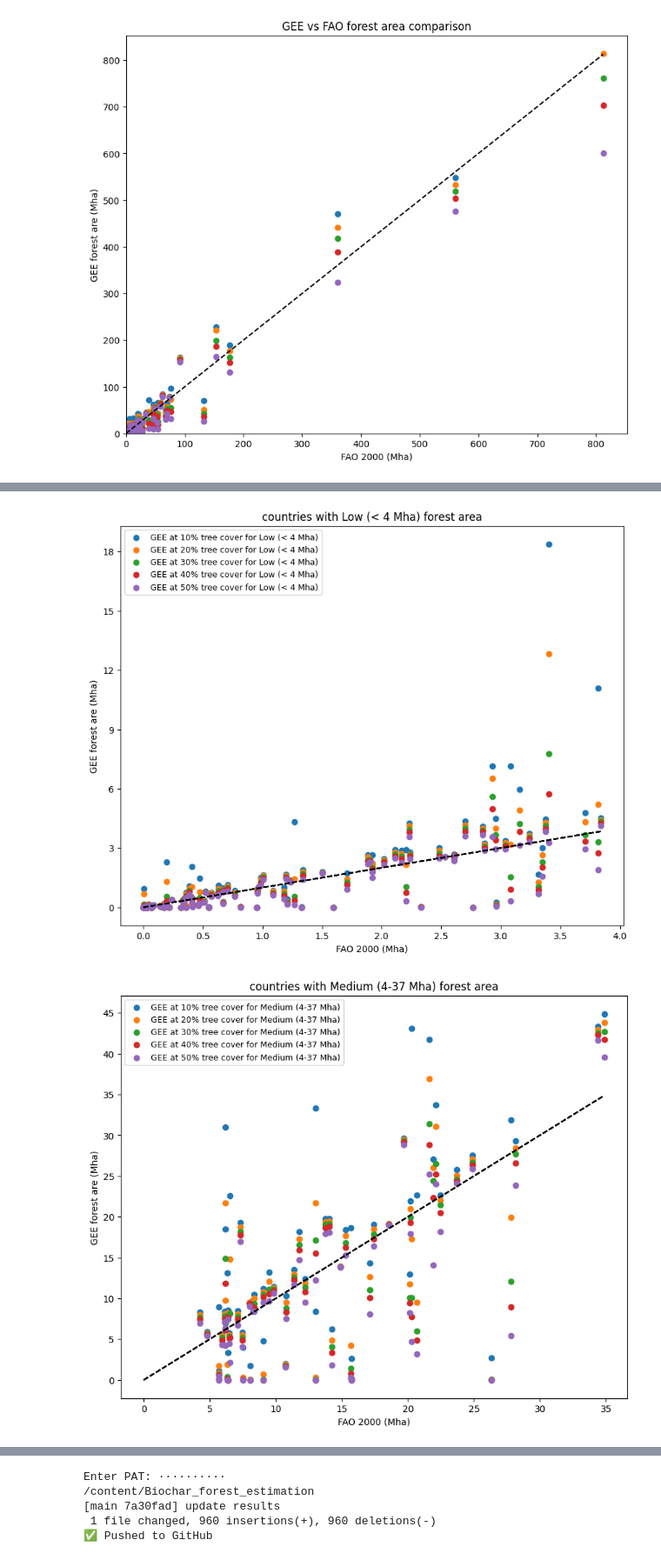
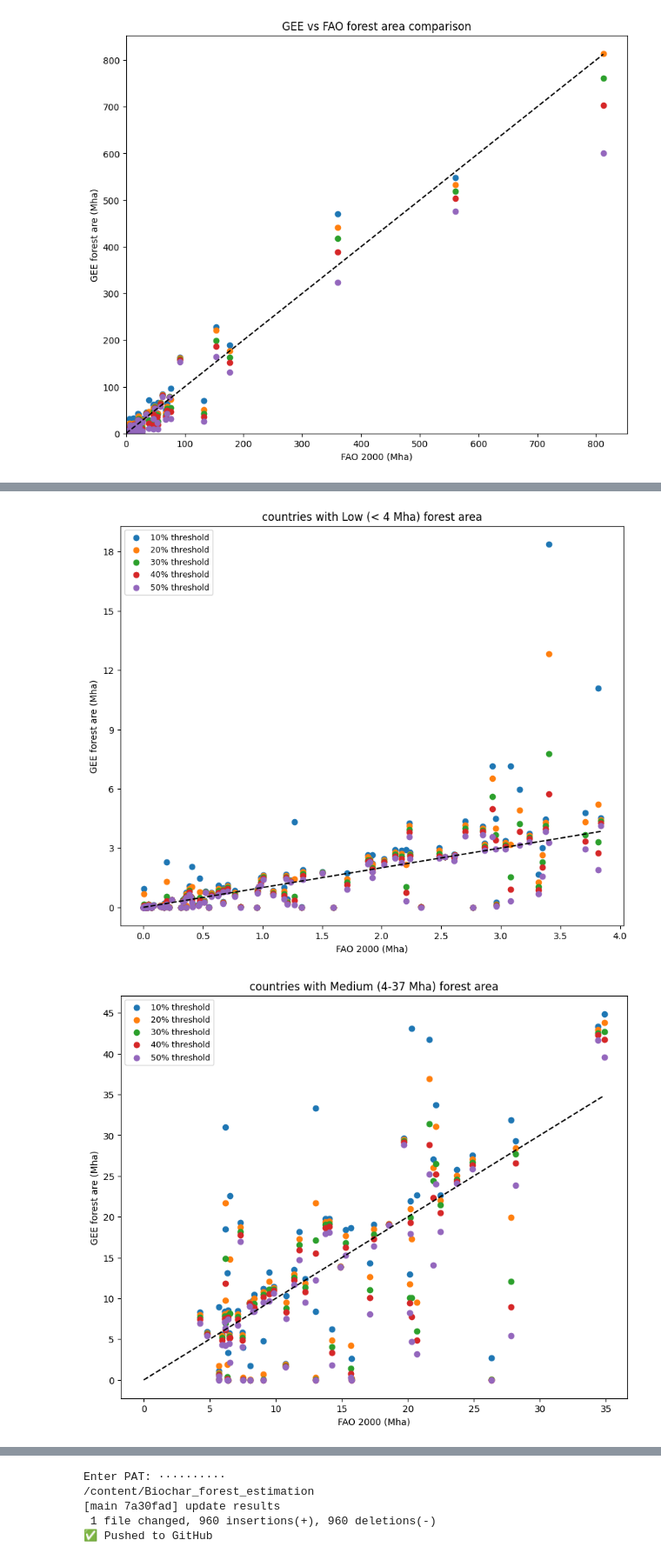
Before and after one commit to MElsdk-lab/Biochar_forest_estimation, a Jupyter notebook: Notebook_2_Forest_Area_Analysis.ipynb, the cells around one changed output, grey strips where cells are left out. Shown at 87% size. Cells and saved outputs as stored; diff of their text form; code cells hidden in the pictures.

```diff
--- a/Notebook_2_Forest_Area_Analysis.ipynb
+++ b/Notebook_2_Forest_Area_Analysis.ipynb
@@ -372,37 +372,37 @@ for bin_label in  bin_labels:
     fig, ax = plt.subplots(figsize=(10, 8))
 
     for threshold in country_thresholds:
         df = gee_fao_comparison_bins.groupby(['bin', 'threshold']).get_group((bin_label, threshold))
         x_values = df['FAO_2000_Mha'].dropna()
         y_values = df['area_Mha'].dropna()
-        ax.scatter(x_values, y_values, label=f'GEE at {threshold}% tree cover for {bin_label}')
+        ax.scatter(x_values, y_values, label=f'{threshold}% threshold')
         ax.set_xlabel('FAO 2000 (Mha)')
         ax.set_ylabel('GEE forest are (Mha)')
         ax.set_title(f'countries with {bin_label} forest area')
         slope, intercept, r_value, p_value, std_err = stats.linregress(x_values, y_values)
         print(f'in {bin_label} /n for threshold {threshold}%, R² = {r_value**2:.3f}, average deviation = {df["deviation_%"].median():.2f}%')
 
 
-        match_max=max(df['FAO_2000_Mha'])
-        ax.plot([0, match_max], [0,match_max], linestyle = '--', color = 'black')
+    match_max=max(df['FAO_2000_Mha'])
+    ax.plot([0, match_max], [0,match_max], linestyle = '--', color = 'black')
 
-        ax.legend(fontsize = 9)
-        ax.yaxis.set_major_locator(plt.MaxNLocator(integer=True))
+    ax.legend(fontsize = 9)
+    ax.yaxis.set_major_locator(plt.MaxNLocator(integer=True))
 # %% [output]
 in Low (< 4 Mha) /n for threshold 10%, R² = 0.521, average deviation = 57.76%
 in Low (< 4 Mha) /n for threshold 20%, R² = 0.614, average deviation = 51.01%
 in Low (< 4 Mha) /n for threshold 30%, R² = 0.683, average deviation = 49.23%
 in Low (< 4 Mha) /n for threshold 40%, R² = 0.690, average deviation = 48.63%
 in Low (< 4 Mha) /n for threshold 50%, R² = 0.665, average deviation = 49.22%
 in Medium (4-37 Mha) /n for threshold 10%, R² = 0.485, average deviation = 31.26%
 in Medium (4-37 Mha) /n for threshold 20%, R² = 0.508, average deviation = 28.71%
 in Medium (4-37 Mha) /n for threshold 30%, R² = 0.496, average deviation = 26.17%
 in Medium (4-37 Mha) /n for threshold 40%, R² = 0.486, average deviation = 22.83%
 in Medium (4-37 Mha) /n for threshold 50%, R² = 0.458, average deviation = 28.07%
 in High (> 37 Mha) /n for threshold 10%, R² = 0.972, average deviation = 26.97%
 in High (> 37 Mha) /n for threshold 20%, R² = 0.969, average deviation = 19.23%
 in High (> 37 Mha) /n for threshold 30%, R² = 0.967, average deviation = 25.78%
 in High (> 37 Mha) /n for threshold 40%, R² = 0.963, average deviation = 28.87%
 in High (> 37 Mha) /n for threshold 50%, R² = 0.951, average deviation = 33.20%
-[figure, old version]
+[figure, new version]
-[figure, old version]
+[figure, new version]
```
Also changed, not shown: parts of 1 cell of this notebook.
